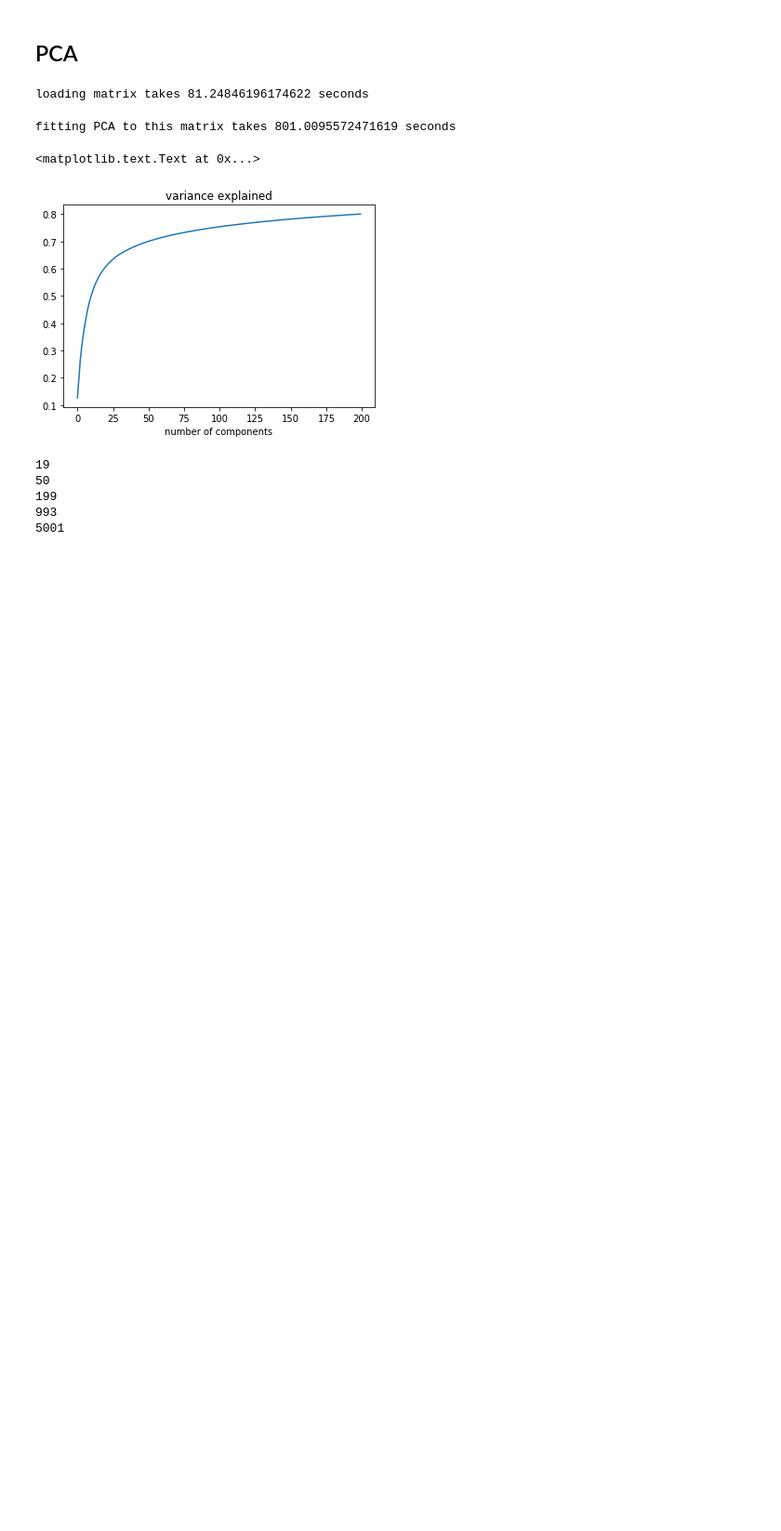
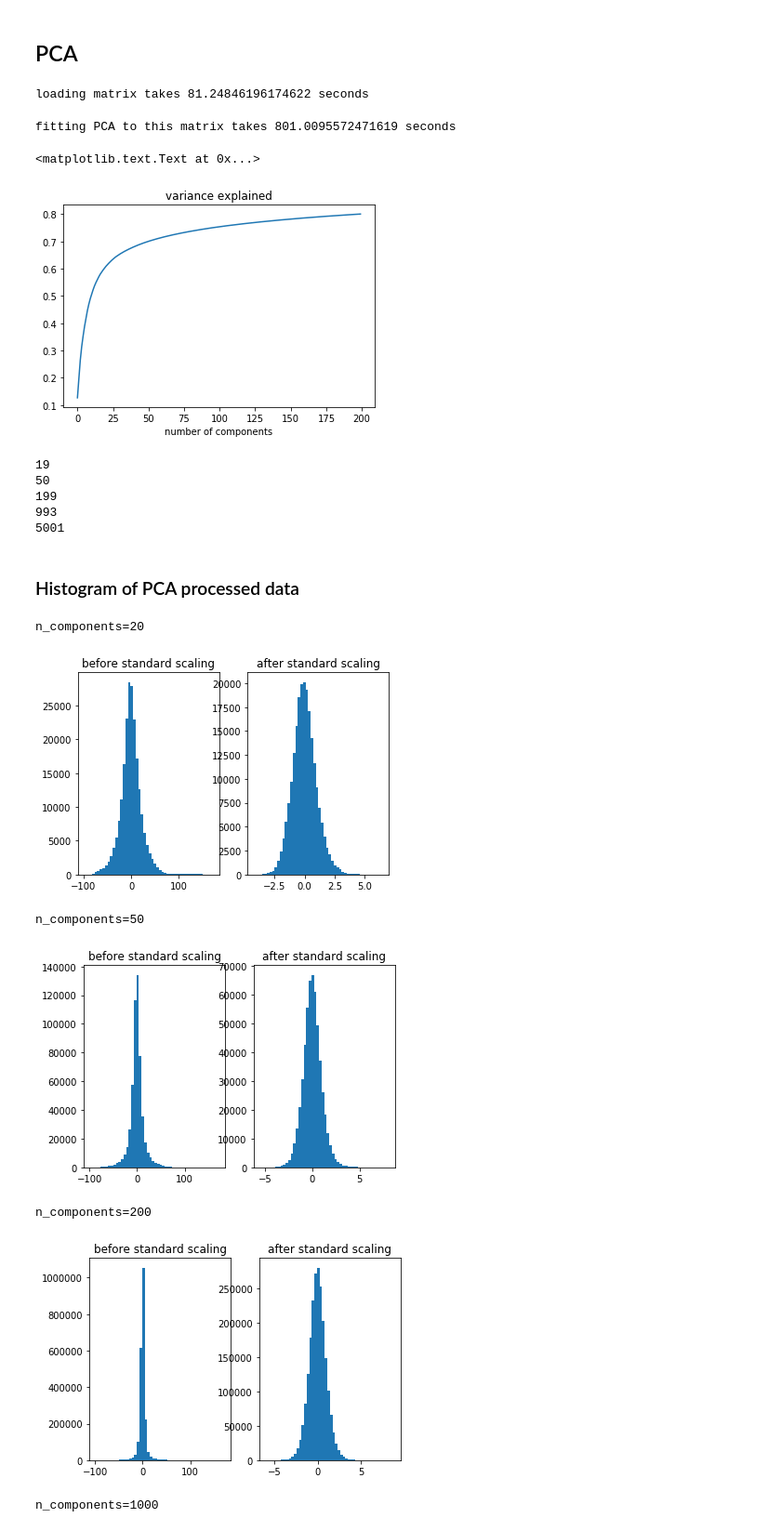
Before and after one commit to jvivian/DeepTCGA, a Jupyter notebook: Dimension_Reduction.ipynb, the cells around one changed output. Shown at 93% size. Drawn from its saved outputs; the diff is of its cells as text; code cells hidden in the pictures; blank space fills up the shorter version.

Commit message:
normalize PCA transformed data

```diff
--- a/Dimension_Reduction.ipynb
+++ b/Dimension_Reduction.ipynb
@@ -56,3 +56,30 @@ for n in [20, 50, 200, 1000]:
     df_PCA[label_columns] = df[label_columns]
     df_PCA = df_PCA[label_columns + list(range(n))]
     df_PCA.to_csv("./data/mRNA_PCA_{0}_components.csv".format(n))
+# %% [markdown]
+### Histogram of PCA processed data
+# %%
+for n_components in [20, 50, 200, 1000]:
+    print("n_components={0}".format(n_components))
+    df= pd.read_csv("./data/mRNA_PCA_{0}_components.csv".format(n_components), index_col="sample_id")
+    X = df[df.columns[3:]].as_matrix()
+    scaler = StandardScaler()
+    X_transform = scaler.fit_transform(X)
+    f, axes = plt.subplots(1, 2)
+    axes[0].hist(X.flatten(), bins=50)
+    axes[0].set_title("before standard scaling")
+    axes[1].hist(X_transform.flatten(), bins=50)
+    axes[1].set_title("after standard scaling")
+    plt.show()
+
+    # saved transformed PCA results
+    df.iloc[:, 3:] = X_transform
+    df.to_csv("./data/mRNA_PCA_{0}_components_normalized.csv".format(n_components))
+# %% [output]
+n_components=20
+[figure, added]
+n_components=50
+[figure, added]
+n_components=200
+[figure, added]
+n_components=1000
```
Also changed, not shown: parts of 2 cells of this notebook.
